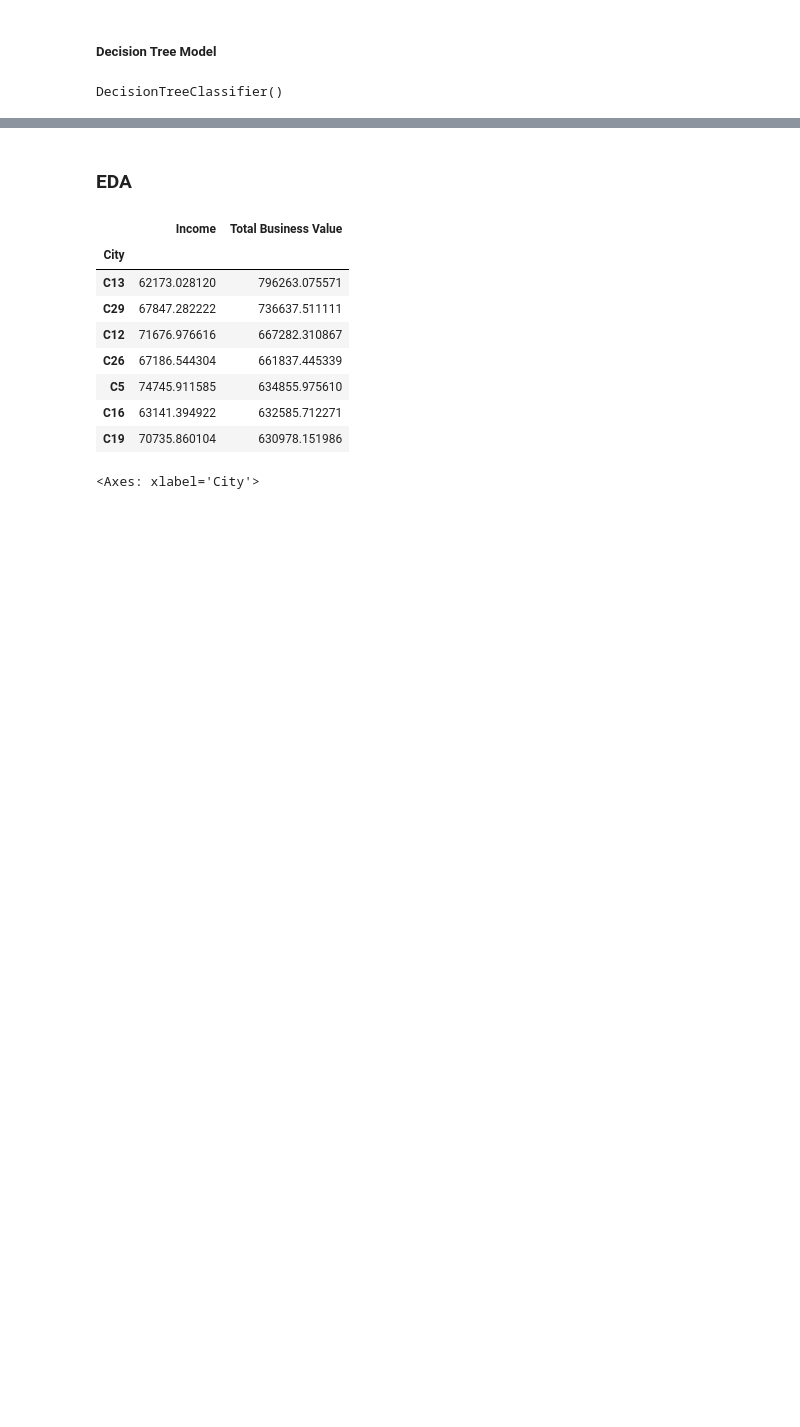
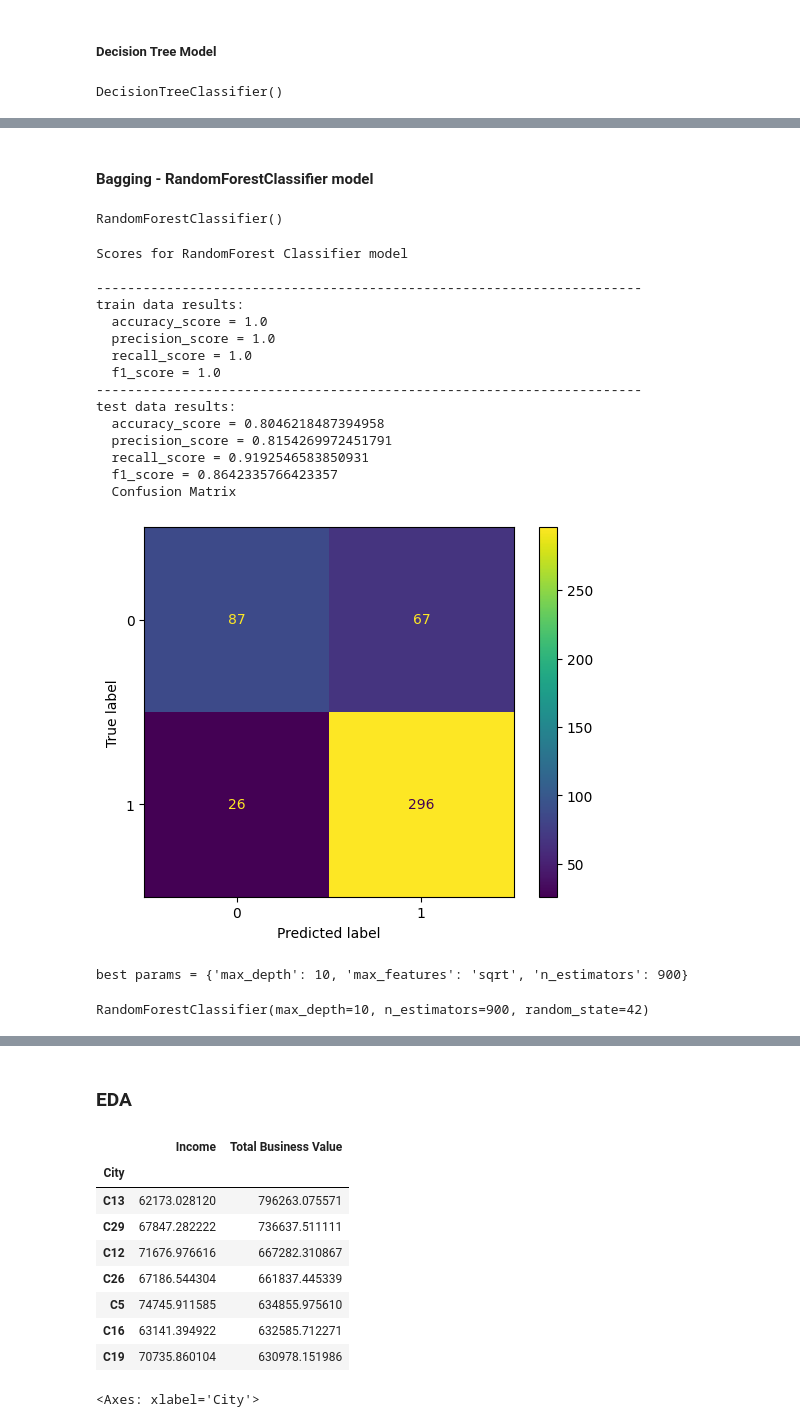
Before and after one commit to PraveenAllam93/data_science_business_cases, a Jupyter notebook: employee_churn.ipynb, the cells around one changed output, grey strips where cells are left out. Cells and saved outputs as stored; diff of their text form; code cells hidden in the pictures; blank space fills up the shorter version.

```diff
--- a/ola.ipynb
+++ b/employee_churn.ipynb
@@ -628,2 +654,44 @@ test data results:
 # %%
 model_score("Decision Tree Classifier", y_test, decisionTreeClassifier.predict(X_test))
+# %% [markdown]
+#### Bagging - RandomForestClassifier model
+# %%
+rfc_model = RandomForestClassifier()
+rfc_model.fit(X_train, y_train)
+# %% [output]
+RandomForestClassifier()
+# %%
+print(f"Scores for RandomForest Classifier model\n")
+metric_scores(y_train, rfc_model.predict(X_train), data_type = "train")
+metric_scores(y_test, rfc_model.predict(X_test), data_type = "test")
+# %% [output]
+Scores for RandomForest Classifier model
+
+----------------------------------------------------------------------
+train data results:
+  accuracy_score = 1.0
+  precision_score = 1.0
+  recall_score = 1.0
+  f1_score = 1.0
+----------------------------------------------------------------------
+test data results:
+  accuracy_score = 0.8046218487394958
+  precision_score = 0.8154269972451791
+  recall_score = 0.9192546583850931
+  f1_score = 0.8642335766423357
+  Confusion Matrix
+[figure, added]
+# %%
+grid = {
+    'n_estimators': [val for val in range (100,1001, 100)],
+    'max_features': ['sqrt','log2'],
+    'max_depth' : [val for val in range (3,11)]
+}
+
+rfc_model = grid_search_cv(RandomForestClassifier(random_state = random_seed), grid, "accuracy", X_train, y_train, folds = 5)
+rfc_model.fit(X_train, y_train)
+
+# best params = {'max_depth': 10, 'max_features': 'sqrt', 'n_estimators': 900}
+# %% [output]
+best params = {'max_depth': 10, 'max_features': 'sqrt', 'n_estimators': 900}
+RandomForestClassifier(max_depth=10, n_estimators=900, random_state=42)
```
Also changed, not shown: parts of 19 cells of this notebook.
